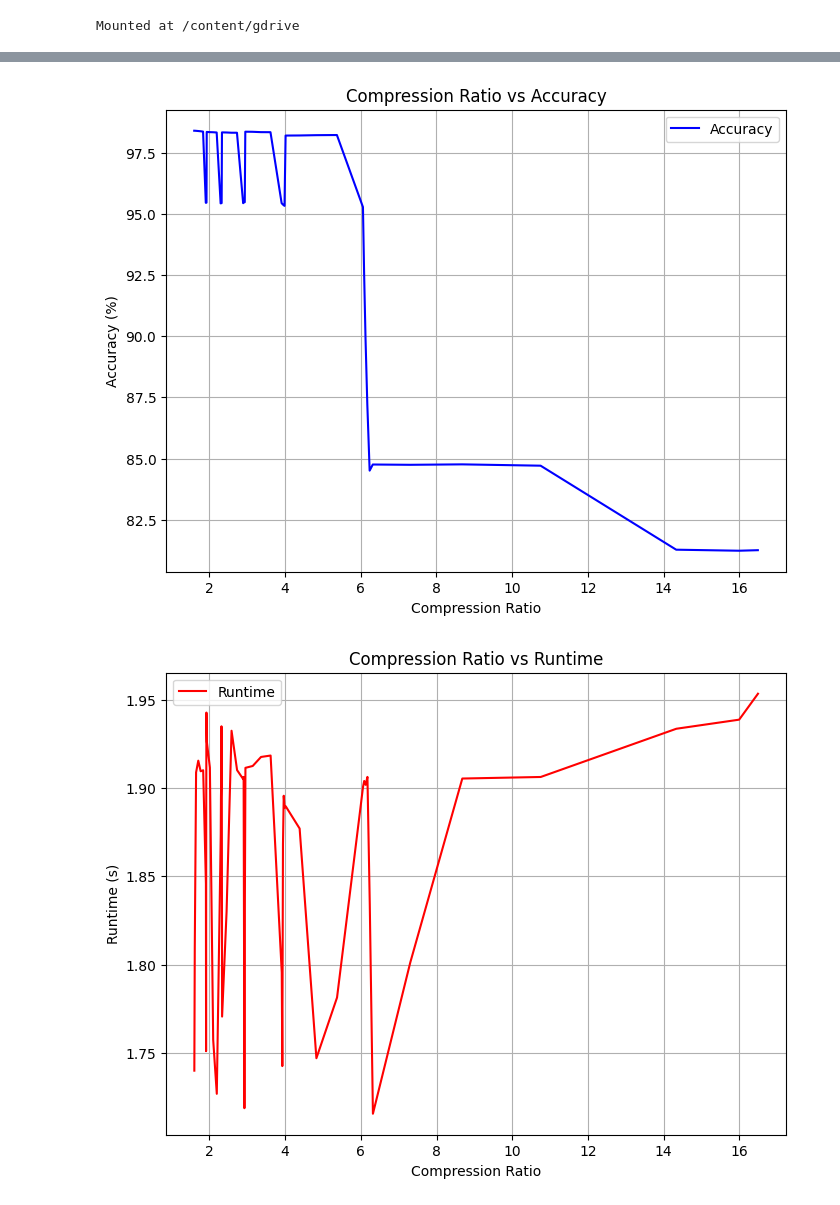
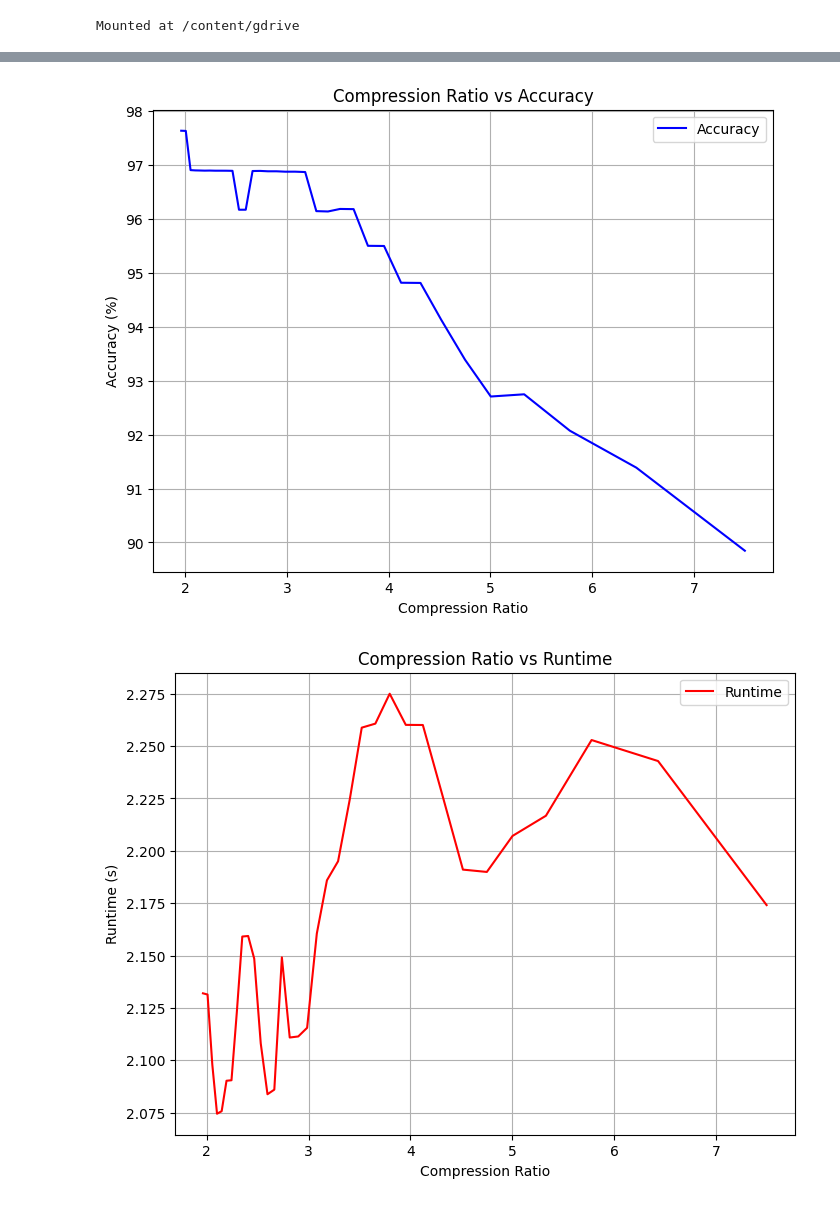
Before and after one commit to AaronGoldblatt/efficient-neural-network-numerics, a Jupyter notebook: 3-svd_mnist.ipynb, the cells around one changed output, grey strips where cells are left out. Drawn from its saved outputs; the diff is of its cells as text; code cells hidden in the pictures.

Commit message:
Fixed up graphs and added overlaid graph as well Created using Colab

```diff
--- a/3-svd_mnist.ipynb
+++ b/3-svd_mnist.ipynb
@@ -209,16 +218,0 @@ Accuracy: 98.40%; Compression Ratio: 1.54; Runtime: 1.73s
-# %%
-def smooth(data, window_size=5):
-    data = np.array(data)
-    if window_size < 2:
-        return data
-    padded = np.pad(
-        data,
-        (
-            window_size // 2,
-            window_size - 1 - window_size // 2
-        ),
-        mode='reflect'
-    )
-    kernel = np.ones(window_size) / window_size
-    smoothed = np.convolve(padded, kernel, mode='valid')
-    return smoothed
@@ -229,7 +219,33 @@ runtimes_smooth = smooth(runtimes, window_size=5)
+# %%
+indices = np.argsort(compression_ratios)
+sorted_compression_ratios = [compression_ratios[i] for i in indices]
+sorted_accuracies = [accuracies[i] for i in indices]
+sorted_runtimes = [runtimes[i] for i in indices]
+# %%
+def smooth(data, window_size=20):
+    cumulative_sum = [0]
+    for idx, x in enumerate(data, 1):
+        cumulative_sum.append(cumulative_sum[idx - 1] + x)
+
+    smooth_data = []
+    for idx in range(len(data) - window_size + 1):
+        smooth_data.append(
+            (
+                cumulative_sum[idx + window_size]
+                - cumulative_sum[idx]
+            )
+            / window_size
+        )
+
+    return smooth_data
+# %%
+compression_ratios_smoothed = smooth(sorted_compression_ratios)
+accuracies_smoothed = smooth(sorted_accuracies)
+runtimes_smoothed = smooth(sorted_runtimes)
 # %%
 # Plot 1: Compression Ratio vs Accuracy
 plt.figure(figsize=(8, 6))
-plt.plot(compression_ratios_smooth, accuracies_smooth, 'b-', label='Accuracy')
+plt.plot(compression_ratios_smoothed, accuracies_smoothed, 'b-', label='Accuracy')
 plt.xlabel('Compression Ratio')
 plt.ylabel('Accuracy (%)')
 plt.title('Compression Ratio vs Accuracy')
@@ -237,16 +253,16 @@ plt.grid(True)
 plt.legend()
 plt.show()
 # %% [output]
-[figure, old version]
+[figure, new version]
 # %%
 # Plot 2: Compression Ratio vs Runtime
 plt.figure(figsize=(8, 6))
-plt.plot(compression_ratios_smooth, runtimes_smooth, 'r-', label='Runtime')
+plt.plot(compression_ratios_smoothed, runtimes_smoothed, 'r-', label='Runtime')
 plt.xlabel('Compression Ratio')
 plt.ylabel('Runtime (s)')
 plt.title('Compression Ratio vs Runtime')
 plt.grid(True)
 plt.legend()
 plt.show()
 # %% [output]
-[figure, old version]
+[figure, new version]
```
Also changed, not shown: parts of 9 cells of this notebook.
